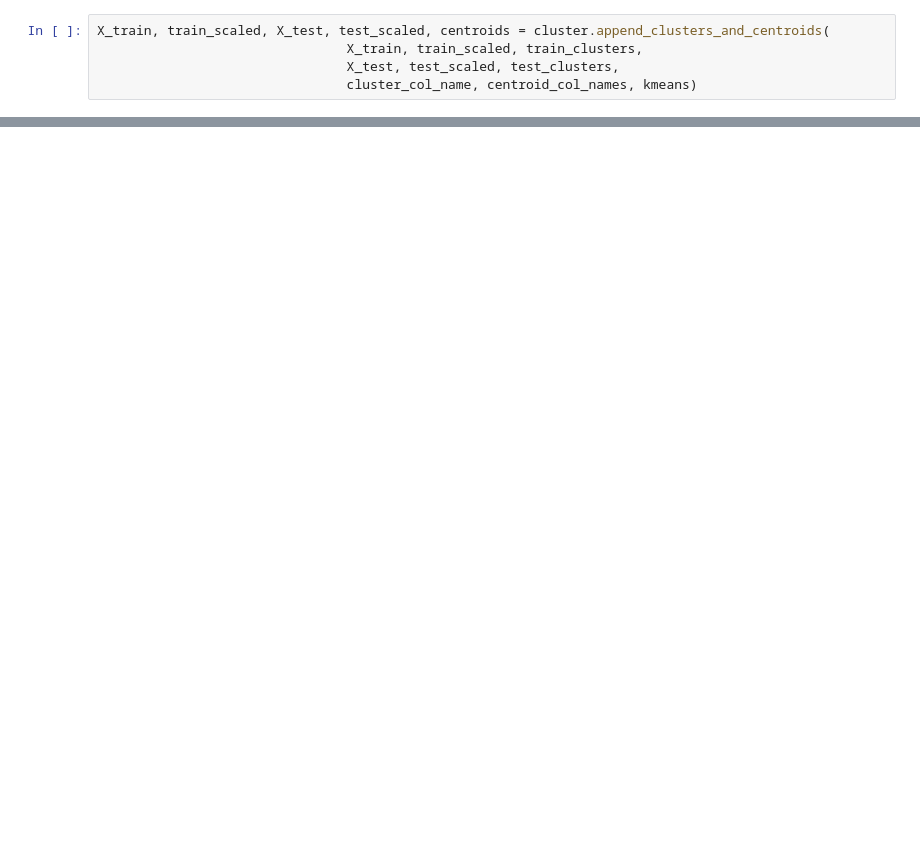
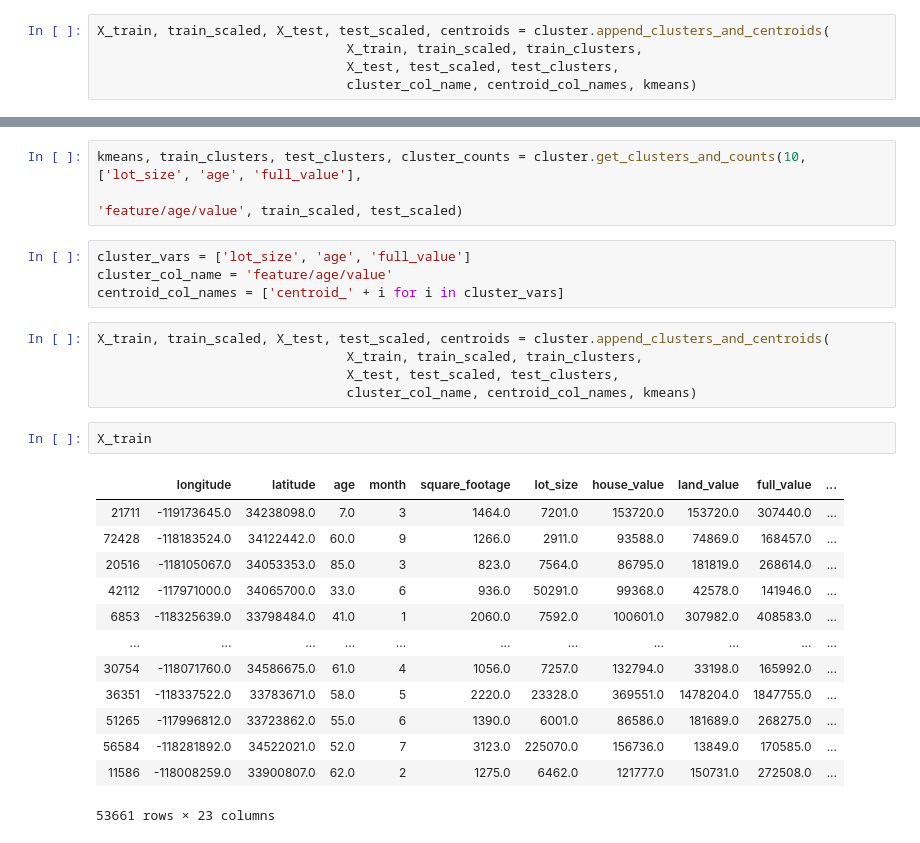
Before and after one commit to clustering-for-log-error/clustering-for-log-error, a Jupyter notebook: jada_clustering.ipynb, the cells around one changed output, grey strips where cells are left out. Cells and saved outputs as stored; diff of their text form; blank space fills up the shorter version.

```diff
--- a/jada_clustering.ipynb
+++ b/jada_clustering.ipynb
@@ -116,0 +138,28 @@ X_train
+# %%
+kmeans, train_clusters, test_clusters, cluster_counts = cluster.get_clusters_and_counts(10, ['lot_size', 'age', 'full_value'],
+                                                                                        'feature/age/value', train_scaled, test_scaled)
+# %%
+cluster_vars = ['lot_size', 'age', 'full_value']
+cluster_col_name = 'feature/age/value'
+centroid_col_names = ['centroid_' + i for i in cluster_vars]
+# %%
+X_train, train_scaled, X_test, test_scaled, centroids = cluster.append_clusters_and_centroids(
+                                X_train, train_scaled, train_clusters,
+                                X_test, test_scaled, test_clusters,
+                                cluster_col_name, centroid_col_names, kmeans)
+# %%
+X_train
+# %% [output]
+|  | longitude | latitude | age | month | square_footage | lot_size | house_value | land_value | full_value | ... |
+| 21711 | -119173645.0 | 34238098.0 | 7.0 | 3 | 1464.0 | 7201.0 | 153720.0 | 153720.0 | 307440.0 | ... |
+| 72428 | -118183524.0 | 34122442.0 | 60.0 | 9 | 1266.0 | 2911.0 | 93588.0 | 74869.0 | 168457.0 | ... |
+| 20516 | -118105067.0 | 34053353.0 | 85.0 | 3 | 823.0 | 7564.0 | 86795.0 | 181819.0 | 268614.0 | ... |
+| 42112 | -117971000.0 | 34065700.0 | 33.0 | 6 | 936.0 | 50291.0 | 99368.0 | 42578.0 | 141946.0 | ... |
+| 6853 | -118325639.0 | 33798484.0 | 41.0 | 1 | 2060.0 | 7592.0 | 100601.0 | 307982.0 | 408583.0 | ... |
+| ... | ... | ... | ... | ... | ... | ... | ... | ... | ... | ... |
+| 30754 | -118071760.0 | 34586675.0 | 61.0 | 4 | 1056.0 | 7257.0 | 132794.0 | 33198.0 | 165992.0 | ... |
+| 36351 | -118337522.0 | 33783671.0 | 58.0 | 5 | 2220.0 | 23328.0 | 369551.0 | 1478204.0 | 1847755.0 | ... |
+| 51265 | -117996812.0 | 33723862.0 | 55.0 | 6 | 1390.0 | 6001.0 | 86586.0 | 181689.0 | 268275.0 | ... |
+| 56584 | -118281892.0 | 34522021.0 | 52.0 | 7 | 3123.0 | 225070.0 | 156736.0 | 13849.0 | 170585.0 | ... |
+| 11586 | -118008259.0 | 33900807.0 | 62.0 | 2 | 1275.0 | 6462.0 | 121777.0 | 150731.0 | 272508.0 | ... |
+53661 rows × 23 columns
```
Also changed, not shown: parts of 15 cells of this notebook, 1 other file.
